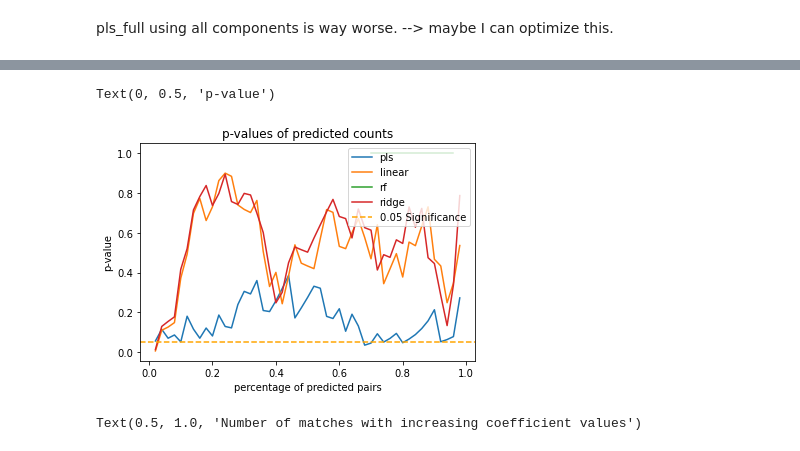
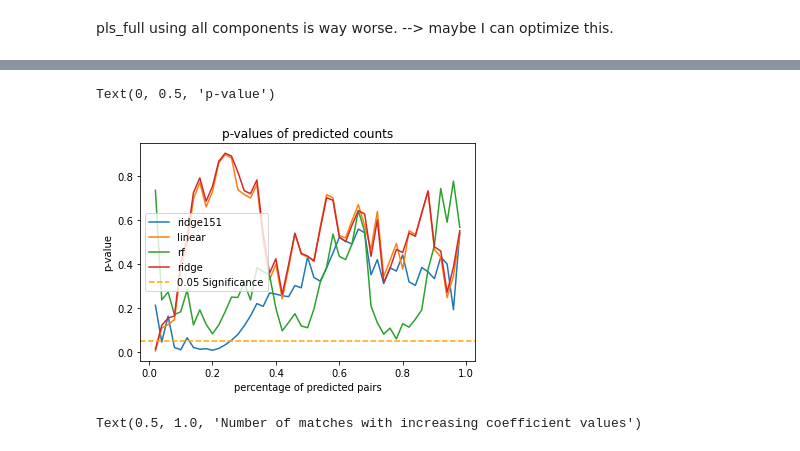
Before and after one commit to antschum/thesis, a Jupyter notebook: GeneAnalysis.ipynb, the cells around one changed output, grey strips where cells are left out. Drawn from its saved outputs; the diff is of its cells as text; code cells hidden in the pictures.

```diff
--- a/GeneAnalysis.ipynb
+++ b/GeneAnalysis.ipynb
@@ -58,12 +58,20 @@ linear_permut160['percentages'], linear_count160['percentages']=percentages, per
 linear_p_values, linear_z_scores = get_pvalue(count = linear_count160, permut = linear_permut160)
 # %%
 # import results from ridge model
-ridge_permut160 = pd.read_pickle('ridge151/permutations.pkl')
+ridge151_permut160 = pd.read_pickle('ridge151/permutations.pkl')
 
-ridge_count160 = pd.DataFrame(pd.read_pickle('ridge151/count.pkl'), columns = ['matches'])
-ridge_permut160['percentages'], ridge_count160['percentages']=percentages, percentages
+ridge151_count160 = pd.DataFrame(pd.read_pickle('ridge151/count.pkl'), columns = ['matches'])
+ridge151_permut160['percentages'], ridge151_count160['percentages']=percentages, percentages
 
-ridge_p_values, ridge_z_scores = get_pvalue(count = ridge_count160, permut = ridge_permut160)
+ridge151_p_values, ridge151_z_scores = get_pvalue(count = ridge151_count160, permut = ridge151_permut160)
+# %%
+# import results from ridge model
+ridge_permut160 = pd.read_pickle('ridge/permutations.pkl')
+
+ridge_count160 = pd.DataFrame(pd.read_pickle('ridge/count.pkl'), columns = ['matches'])
+ridge_permut160['percentages'], ridge_count160['percentages']=percentages, percentages
+
+ridge_p_values, ridge_z_scores = get_pvalue(count = ridge_count160, permut = ridge_permut160)
 # %%
 # import results from rf model
 rf_permut160 = pd.read_pickle('rf_md30/permutations.pkl')
@@ -95,18 +103,18 @@ rf_permut160
 # %%
-ax = sns.lineplot(x = percentages[1:-1], y = pls_p_values, label = 'pls')
+ax = sns.lineplot(x = percentages[1:-1], y = ridge151_p_values, label = 'ridge151')
 #sns.lineplot(x = percentages[1:-1], y = pca_p_values, label = 'pca')
 sns.lineplot(x = percentages[1:-1], y = linear_p_values, label = 'linear')
 sns.lineplot(x = percentages[1:-1], y = rf_p_values, label = 'rf')
 #sns.lineplot(x = percentages[1:-1], y = imp_pca_p_values, label = 'imp_pca')
 sns.lineplot(x = percentages[1:-1], y = ridge_p_values, label = 'ridge')
 ax.axhline(0.05, ls = '--', c='orange', label = '0.05 Significance')
 ax.legend()
 ax.set_title('p-values of predicted counts')
 ax.set_xlabel('percentage of predicted pairs')
 ax.set_ylabel('p-value')
 # %% [output]
 Text(0, 0.5, 'p-value')
-[figure, old version]
+[figure, new version]
 # %%
 # random forest: the first one is better somehow.. maybe becuse also the features are being selected..
 # %%
```
Also changed, not shown: parts of 4 cells of this notebook, 3 other files.
